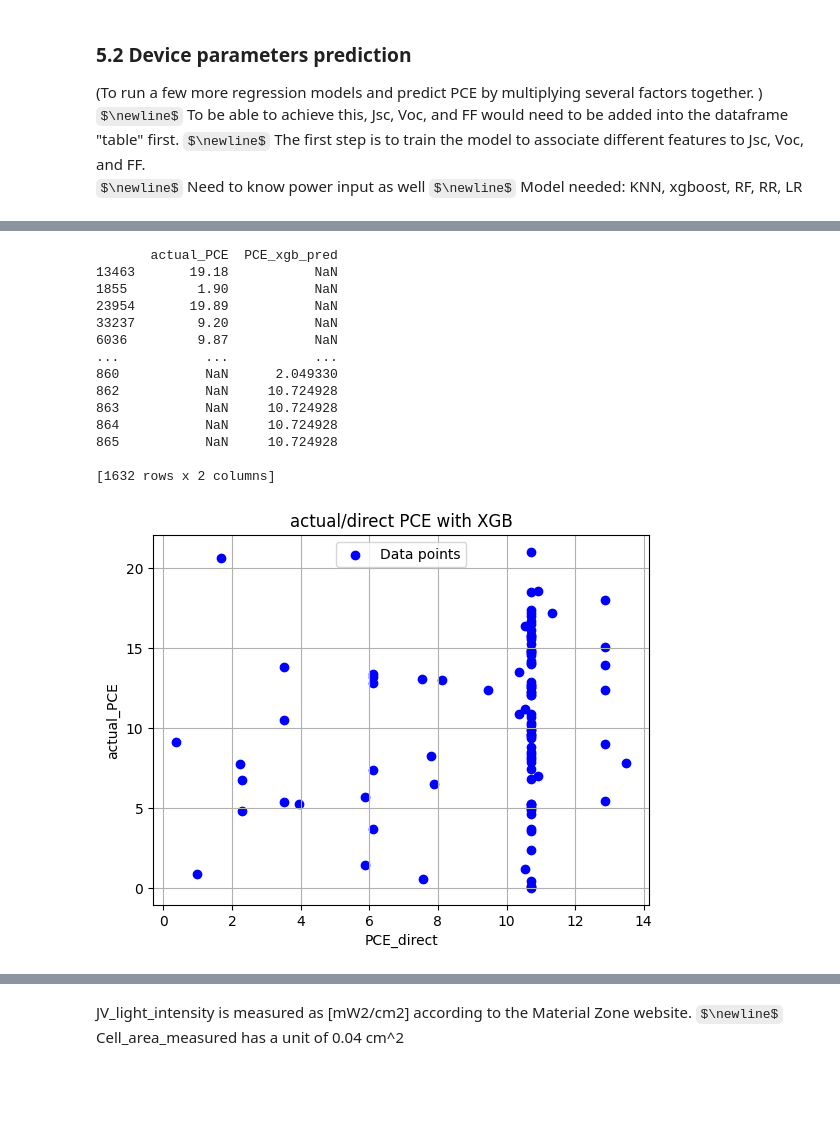
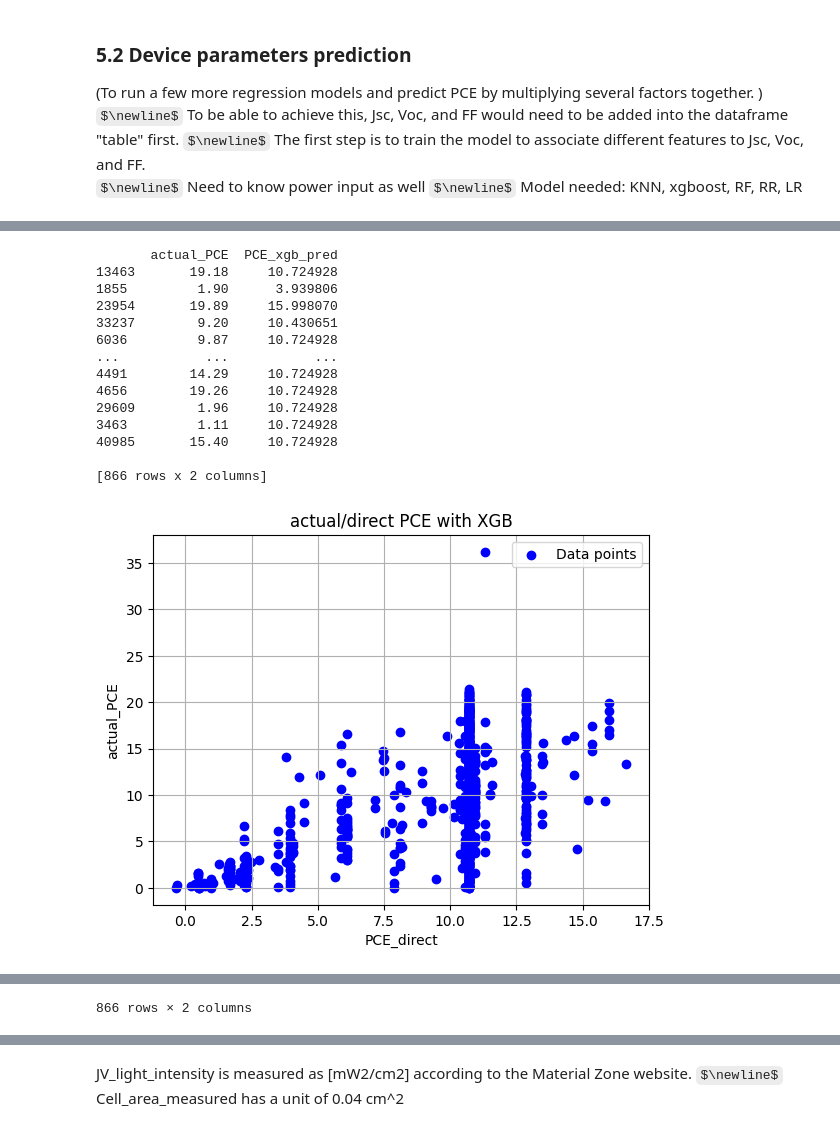
Before and after one commit to drcgreenland/PerovskiteML_project, a Jupyter notebook: replicating.ipynb, the cells around one changed output, grey strips where cells are left out. Drawn from its saved outputs; the diff is of its cells as text; code cells hidden in the pictures; some formulas as TeX source; blank space fills up the shorter version.

Commit message:
fixed the index issue and replot actual pce against predicted

```diff
--- a/replicating.ipynb
+++ b/replicating.ipynb
@@ -700,30 +715,33 @@ from xgboost import XGBRegressor
 
 X, Y = filtered_table3[allowed_elements].astype(float), filtered_table3["JV_default_Jsc"].astype(float)
 
-scaler = StandardScaler()
-X_scaled = scaler.fit_transform(X)
+# scaler = StandardScaler()
+# X_scaled = scaler.fit_transform(X)
+# X_scaled_df = pd.DataFrame(X_scaled, index = X.index, columns = X.columns)
+# print(X_scaled_df)
 
-X_train, X_test, y_train, y_test = train_test_split(X_scaled, Y, test_size=0.2, random_state=42)
+X_train, X_test, y_train, y_test = train_test_split(X, Y, test_size=0.2, random_state=42)
 knn = KNeighborsRegressor(n_neighbors=3)
 knn.fit(X_train, y_train)
 Jsc_knn_pred = knn.predict(X_test)
 
 
-knn.fit(X_train, filtered_table3.loc[y_train.index, "JV_default_Voc"])
+Voc_train = filtered_table3.loc[X_train.index, "JV_default_Voc"]
+knn.fit(X_train, Voc_train)
 Voc_knn_pred = knn.predict(X_test)
 
 
-knn.fit(X_train, filtered_table3.loc[y_train.index, "JV_default_FF"])
+knn.fit(X_train, filtered_table3.loc[X_train.index, "JV_default_FF"])
 FF_knn_pred = knn.predict(X_test)
 
 
-knn.fit(X_train, filtered_table3.loc[y_train.index, "JV_default_PCE"])
+knn.fit(X_train, filtered_table3.loc[X_train.index, "JV_default_PCE"])
 PCE_knn_pred_direct = knn.predict(X_test)
-PCE_knn_pred_direct = pd.DataFrame(PCE_knn_pred_direct)
+PCE_knn_pred_direct = pd.DataFrame(PCE_knn_pred_direct, index=X_test.index, columns=["PCE_knn_pred_direct"])
 
-# Cell_area = filtered_table3.loc[y_test.index, "Cell_area_measured"]
-light_intensity = filtered_table3.loc[y_test.index, "JV_light_intensity"]
-actual_PCE = filtered_table3.loc[y_test.index, "JV_default_PCE"]
+# Cell_area = filtered_table3.loc[X_test.index, "Cell_area_measured"]
+light_intensity = filtered_table3.loc[X_test.index, "JV_light_intensity"]
+actual_PCE = filtered_table3.loc[X_test.index, "JV_default_PCE"]
 
 
 Predicted_mult_PCE = (FF_knn_pred * Voc_knn_pred * Jsc_knn_pred * 1000) / light_intensity
@@ -748,8 +766,6 @@ plt.scatter(x,y)
 plt.xlabel("PCE_direct")
 plt.ylabel("actual_PCE")
 
-
-combined_df
 # # Plot using Pandas
 # combined_df.plot(x='JV_default_PCE', y= combined_df[0], kind='line', marker='o', title='1D DataFrame Plot')
 # plt.grid(True)
@@ -758,7 +774,6 @@ combined_df
 
 
 # Predicted_mult_PCE
-PCE_knn_pred_direct
 actual_PCE
 # %% [output]
 <class 'pandas.core.series.Series'> <class 'pandas.core.frame.DataFrame'>
@@ -807,59 +822,50 @@ params = {
 xgb.fit(X_train, y_train)
 Jsc_xgb_pred = xgb.predict(X_test)
 
-xgb.fit(X_train, filtered_table3.loc[y_train.index, "JV_default_Voc"])
+xgb.fit(X_train, filtered_table3.loc[X_train.index, "JV_default_Voc"])
 Voc_xgb_pred = xgb.predict(X_test)
 
 
-xgb.fit(X_train, filtered_table3.loc[y_train.index, "JV_default_FF"])
+xgb.fit(X_train, filtered_table3.loc[X_train.index, "JV_default_FF"])
 FF_xgb_pred = xgb.predict(X_test)
 
-xgb.fit(X_train, filtered_table3.loc[y_train.index, "JV_default_PCE"])
+xgb.fit(X_train, filtered_table3.loc[X_train.index, "JV_default_PCE"])
 PCE_xgb_pred = xgb.predict(X_test)
-PCE_xgb_pred = pd.DataFrame(PCE_xgb_pred)
-
-
+PCE_xgb_pred = pd.DataFrame(PCE_xgb_pred, index=X_test.index, columns=["PCE_xgb_pred"])
 # Predicted_xgb_PCE = (FF_xgb_pred * Voc_xgb_pred * Jsc_xgb_pred * 1000) / (light_intensity)
 # Predicted_xgb_PCE
 
-
-
 combined_xgb_PCE = pd.concat([actual_PCE, PCE_xgb_pred], axis=1)
-
 
 combined_xgb_PCE.columns = ['actual_PCE', 'PCE_xgb_pred']
 
-
 print(combined_xgb_PCE)
-
 
 x = combined_xgb_PCE["PCE_xgb_pred"]
 y = combined_xgb_PCE["actual_PCE"]
-
-
-
 
 
 plt.scatter(x, y, color='blue', label='Data points')
 plt.xlabel('PCE_direct')
 plt.ylabel('actual_PCE')
 plt.title('actual/direct PCE with XGB')
 plt.legend()
 plt.grid(True)
 plt.show()
+combined_xgb_PCE
 # %% [output]
        actual_PCE  PCE_xgb_pred
-13463       19.18           NaN
-1855         1.90           NaN
-23954       19.89           NaN
-33237        9.20           NaN
-6036         9.87           NaN
+13463       19.18     10.724928
+1855         1.90      3.939806
+23954       19.89     15.998070
+33237        9.20     10.430651
+6036         9.87     10.724928
 ...           ...           ...
-860           NaN      2.049330
-862           NaN     10.724928
-863           NaN     10.724928
-864           NaN     10.724928
-865           NaN     10.724928
+4491        14.29     10.724928
+4656        19.26     10.724928
+29609        1.96     10.724928
+3463         1.11     10.724928
+40985       15.40     10.724928
 
-[1632 rows x 2 columns]
+[866 rows x 2 columns]
-[figure, old version]
+[figure, new version]
@@ -866,3 +884,4 @@ plt.show()
+866 rows × 2 columns
 # %%
 # Random Forest
 
```
Also changed, not shown: parts of 7 cells of this notebook.
